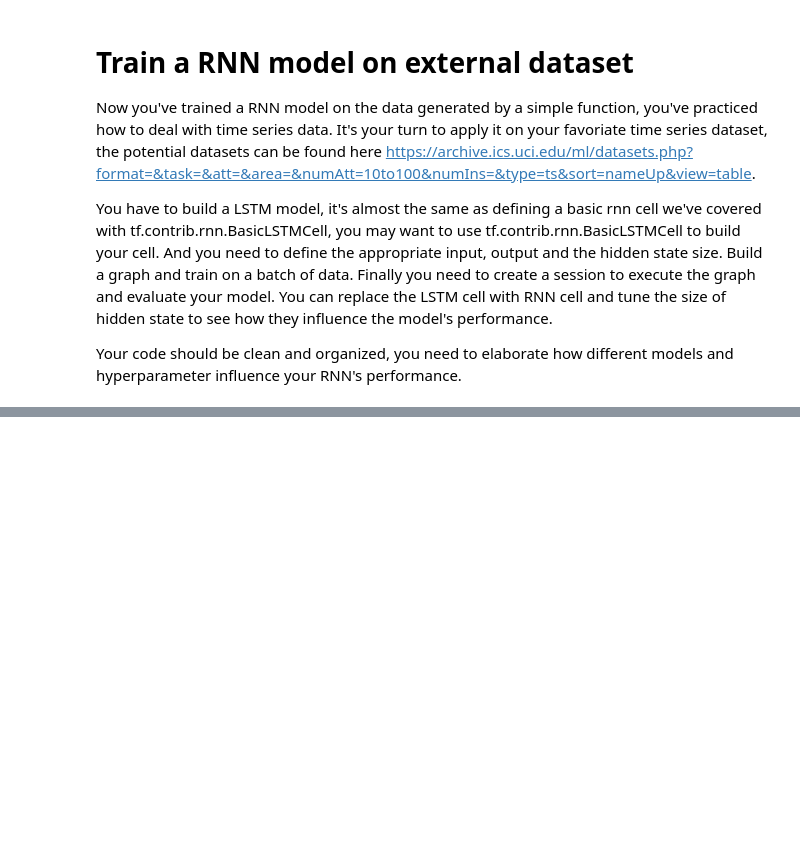
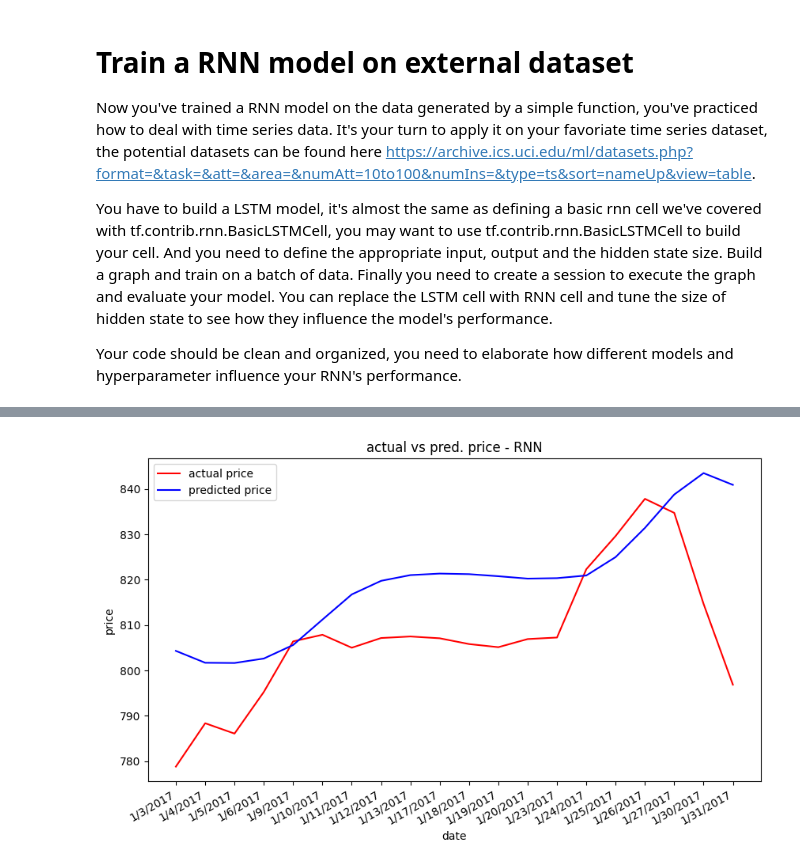
Before and after one commit to christian-ruiz/comp-642, a Jupyter notebook: module10/HW10_Provided_TF2/hw_10.ipynb, the cells around one changed output, grey strips where cells are left out. Saved outputs shown, nothing was run; the diff lists cells and outputs as text; code cells hidden in the pictures; blank space fills up the shorter version.

```diff
--- a/module10/HW10_Provided_TF2/hw_10.ipynb
+++ b/module10/HW10_Provided_TF2/hw_10.ipynb
@@ -554,0 +764,14 @@ regressor.add(LSTM(
+# %%
+# compile the RNN with optimizer
+regressor.compile(
+    optimizer='adam',
+    loss='mean_squared_error'
+)
+# %%
+# fit RNN to training set
+regressor.fit(
+    x_train,
+    y_train,
+    epochs=100, # number of iterations
+    batch_size=32 # batches of stock prices to back and forward propogate on
+)
@@ -554,0 +797,6 @@ regressor.add(LSTM(
+# %%
+# get test set
+df_test = pd.read_csv('data/Google_Stock_Price_Test.csv')
+
+# remove dates, isolate close price and set as np array
+y_test_array = df_test.iloc[:, 1:2].values
@@ -554,0 +832,29 @@ regressor.add(LSTM(
+# %%
+import matplotlib.dates as mdates
+
+# visualize the final results
+plt.figure(figsize=(10,6))
+plt.plot(
+    np.array(df_test.Date),
+    y_test_array,
+    color='red',
+    label='actual price'
+)
+
+plt.plot(
+    y_pred_array,
+    color='blue',
+    label='predicted price'
+)
+
+# plt.gca().xaxis.set_major_formatter(mdates.DateFormatter('%D'))
+# plt.gca().xaxis.set_major_locator(mdates.YearLocator())
+plt.gcf().autofmt_xdate()
+
+plt.title('actual vs pred. price - RNN')
+plt.xlabel('date')
+plt.ylabel('price')
+plt.legend()
+plt.show()
+# %% [output]
+[figure, added]
```
Also changed, not shown: parts of 42 cells of this notebook, 3 other files.
